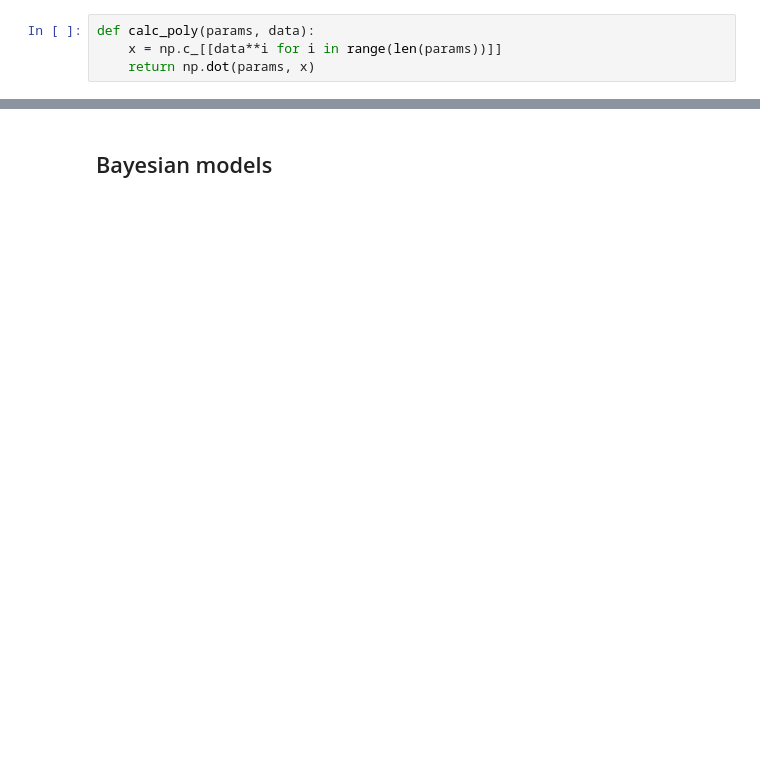
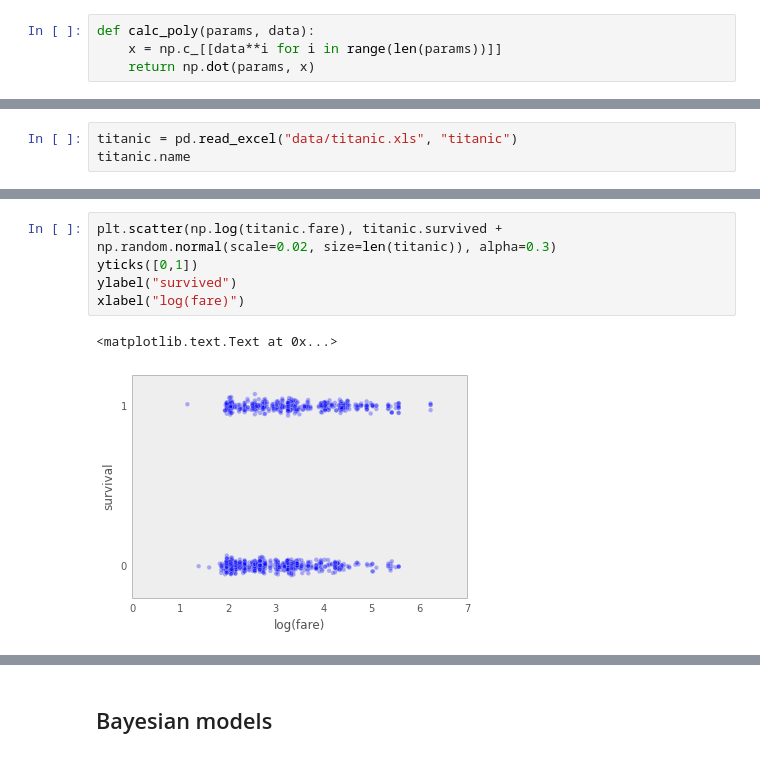
Before and after one commit to fonnesbeck/statistical-analysis-python-tutorial, a Jupyter notebook: 4. Statistical Data Modeling.ipynb, the cells around one changed output, grey strips where cells are left out. Drawn from its saved outputs; the diff is of its cells as text; blank space fills up the shorter version.

```diff
--- a/4. Statistical Data Modeling.ipynb
+++ b/4. Statistical Data Modeling.ipynb
@@ -524,0 +496,3 @@ $$x = -\frac{1}{\lambda} \log(1-y) = F^{-1}(y)$$
+# %%
+titanic = pd.read_excel("data/titanic.xls", "titanic")
+titanic.name
@@ -524,0 +517,8 @@ $$x = -\frac{1}{\lambda} \log(1-y) = F^{-1}(y)$$
+# %%
+plt.scatter(np.log(titanic.fare), titanic.survived + np.random.normal(scale=0.02, size=len(titanic)), alpha=0.3)
+yticks([0,1])
+ylabel("survived")
+xlabel("log(fare)")
+# %% [output]
+<matplotlib.text.Text at 0x...>
+[figure, added]
```
Also changed, not shown: parts of 45 cells of this notebook.
